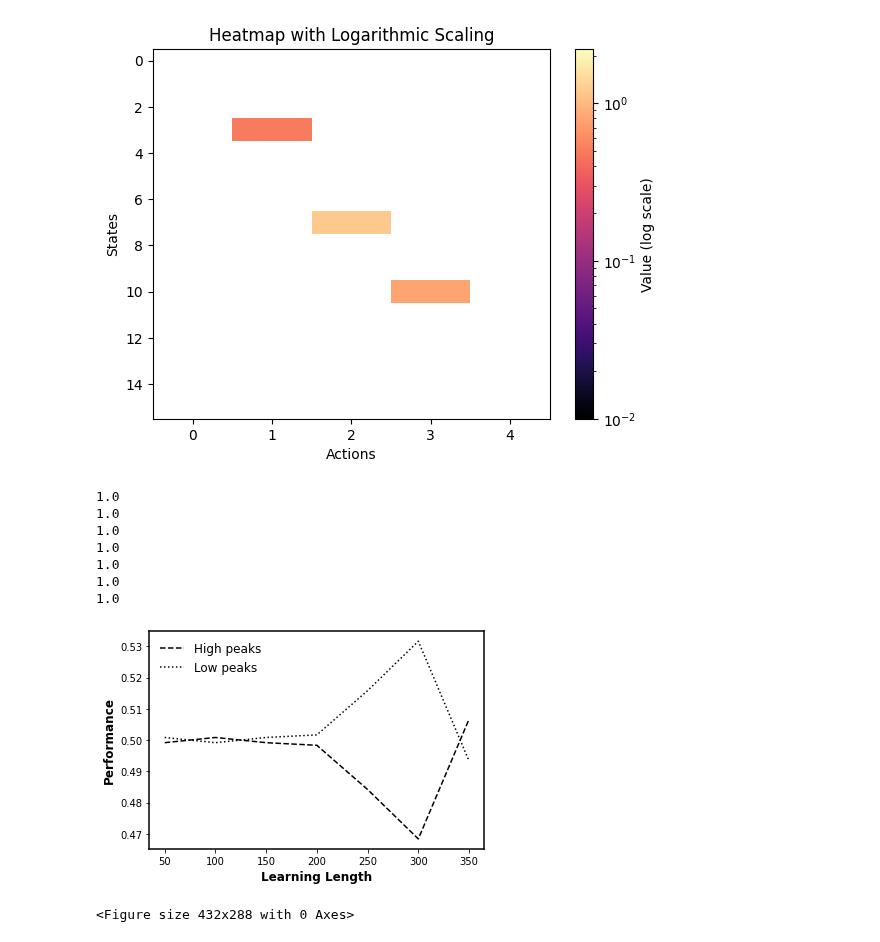
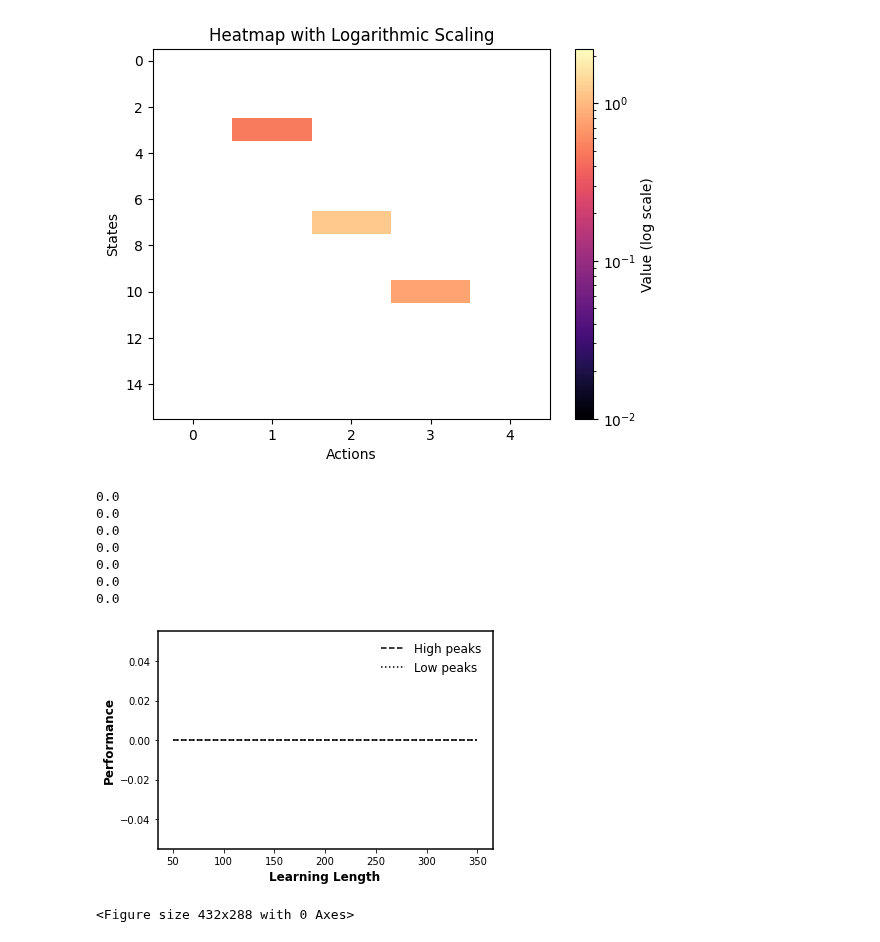
Before and after one commit to GrandJune/HAI, a Jupyter notebook: Fang2009/Results.ipynb, the cells around one changed output. Cells and saved outputs as stored; diff of their text form; code cells hidden in the pictures.

```diff
--- a/Fang2009/Results.ipynb
+++ b/Fang2009/Results.ipynb
@@ -50,40 +50,40 @@ import matplotlib.pyplot as plt
 import pickle
 legend_properties = {'weight':'bold'}
 
-data_folder = r"E:\data\hai-0307\Fang2009_3"
+data_folder = r"E:\data\hai-0307\Fang2009_4"
 high_peaks_across_learning_file = data_folder + r"\highs_across_learning_length"
 low_peaks_across_learning_file = data_folder + r"\lows_across_learning_length"
 with open(high_peaks_across_learning_file, 'rb') as infile:
     high_peaks = pickle.load(infile)
 with open(low_peaks_across_learning_file, 'rb') as infile:
     low_peaks = pickle.load(infile)
 
 for high, low in zip(high_peaks, low_peaks):
     print(high + low)
 
 # Performance
 x =  [50, 100, 150, 200, 250, 300, 350]
 fig, ax = plt.subplots()
 ax.spines["left"].set_linewidth(1.5)
 ax.spines["right"].set_linewidth(1.5)
 ax.spines["top"].set_linewidth(1.5)
 ax.spines["bottom"].set_linewidth(1.5)
 plt.plot(x, high_peaks, "k--", label="High peaks")
 plt.plot(x, low_peaks, "k:", label="Low peaks")
 plt.xlabel('Learning Length', fontweight='bold', fontsize=12)
 plt.ylabel('Performance', fontweight='bold', fontsize=12)
 # plt.xticks(x)
 plt.legend(frameon=False, ncol=1, fontsize=12)
 plt.savefig(data_folder + r"\HAI_performance.png", transparent=True, dpi=300)
 plt.show()
 plt.clf()
 # %% [output]
-1.0
-1.0
-1.0
-1.0
-1.0
-1.0
-1.0
+0.0
+0.0
+0.0
+0.0
+0.0
+0.0
+0.0
-[figure, old version]
+[figure, new version]
 <Figure size 432x288 with 0 Axes>
```
Also changed, not shown: 4 other files.
